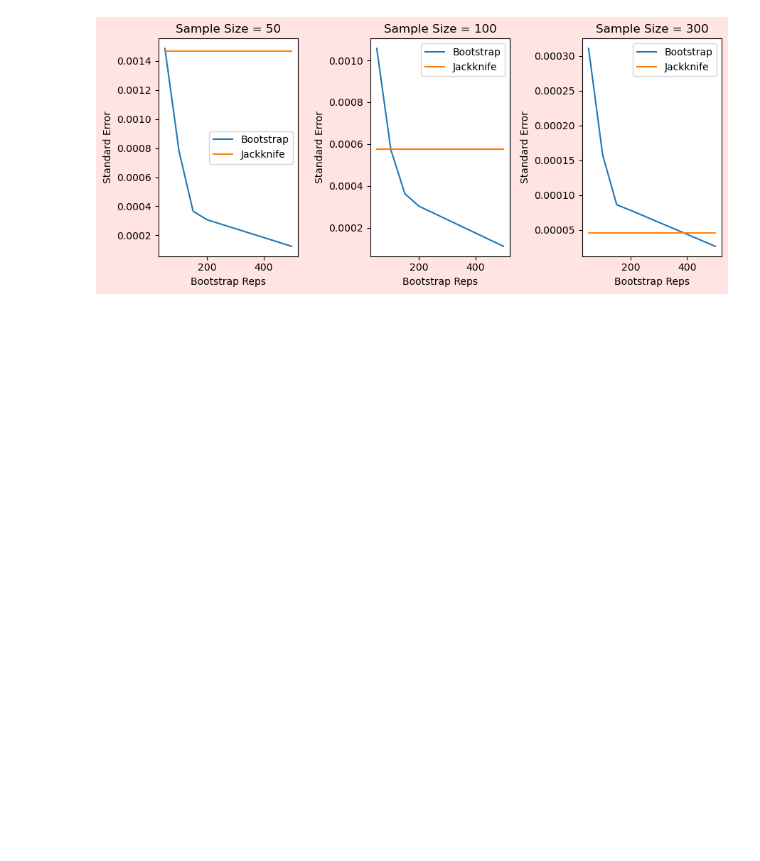
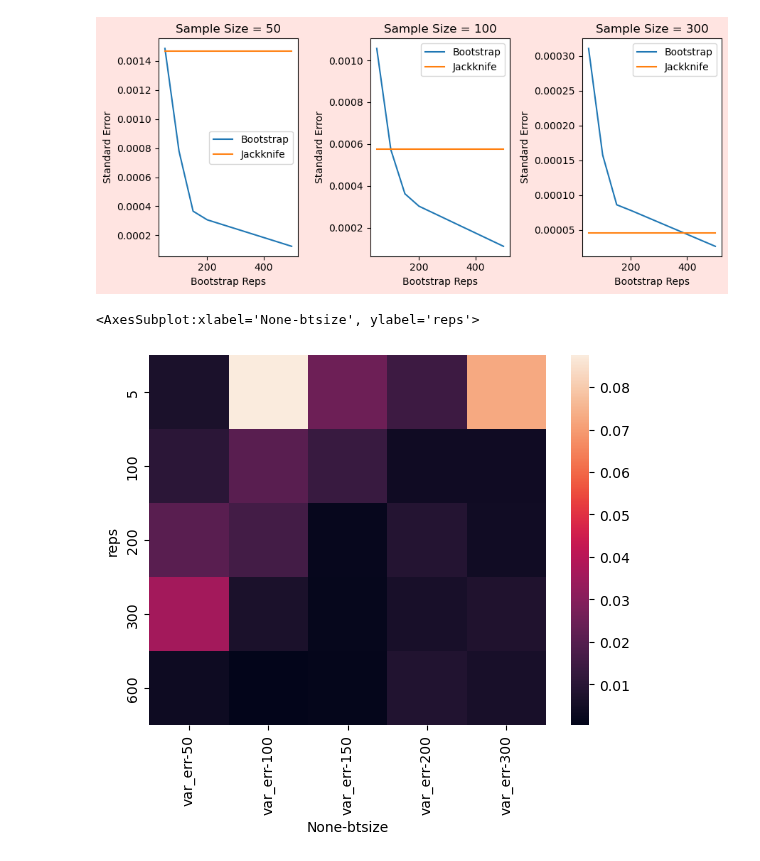
Before and after one commit to shoepaladin/causalinference_crashcourse, a Jupyter notebook: OtherMaterial/General Points about Estimating Treatment Effect Models/Bootstrap vs Jackknife.ipynb, the cells around one changed output. Drawn from its saved outputs; the diff is of its cells as text; code cells hidden in the pictures; blank space fills up the shorter version.

```diff
--- a/OtherMaterial/General Points about Estimating Treatment Effect Models/Bootstrap vs Jackknife.ipynb
+++ b/OtherMaterial/General Points about Estimating Treatment Effect Models/Bootstrap vs Jackknife.ipynb
@@ -81,3 +81,31 @@ A value is trying to be set on a copy of a slice from a DataFrame
 See the caveats in the documentation: https://pandas.pydata.org/pandas-docs/stable/user_guide/indexing.html#returning-a-view-versus-a-copy
   plot_.sort_values(by='bt', inplace=True)
 [figure]
+# %%
+def bootstrap_var(data=None, btsize= None, reps=100):
+    var_list = []
+    mean_list = []
+    for r in range(reps):
+        vr_ = data[np.random.choice(len(data), btsize, replace=True)].var()
+        var_list.append(vr_)
+
+        m_ = data[np.random.choice(len(data), btsize, replace=True)].mean()
+        mean_list.append(m_)
+
+    return var_list, mean_list
+# %%
+
+x = np.random.normal(0,1,1000)
+data=pd.DataFrame()
+for b_ in [50,100,150,200,300]:
+    for r_ in [5,100,200,300,600]:
+        v,m = bootstrap_var(data=x, btsize=b_, reps=r_)
+        data = pd.concat([data, pd.DataFrame(data={'btsize':[b_], 'reps':[r_], 'var':[np.mean(v)], 'mean':[np.mean(m)]})])
+
+data['var_err'] = np.abs( 1- data['var'] )
+data['mean_err'] = np.abs( 0- data['mean'] )
+# %%
+sns.heatmap( pd.pivot(data, columns='btsize', index=['reps'], values=['mean_']) )
+# %% [output]
+<AxesSubplot:xlabel='None-btsize', ylabel='reps'>
+[figure, added]
```
Also changed, not shown: 3 other files.
